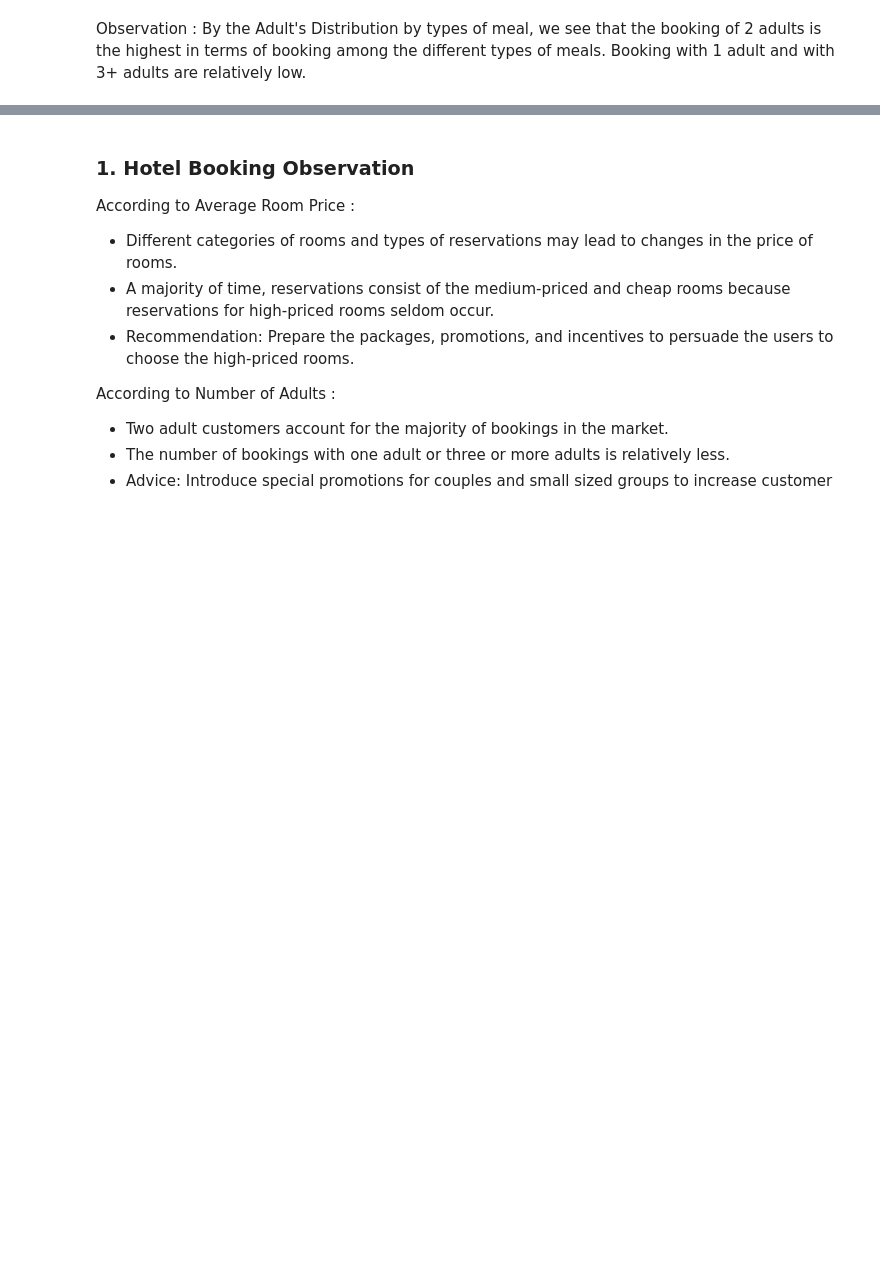
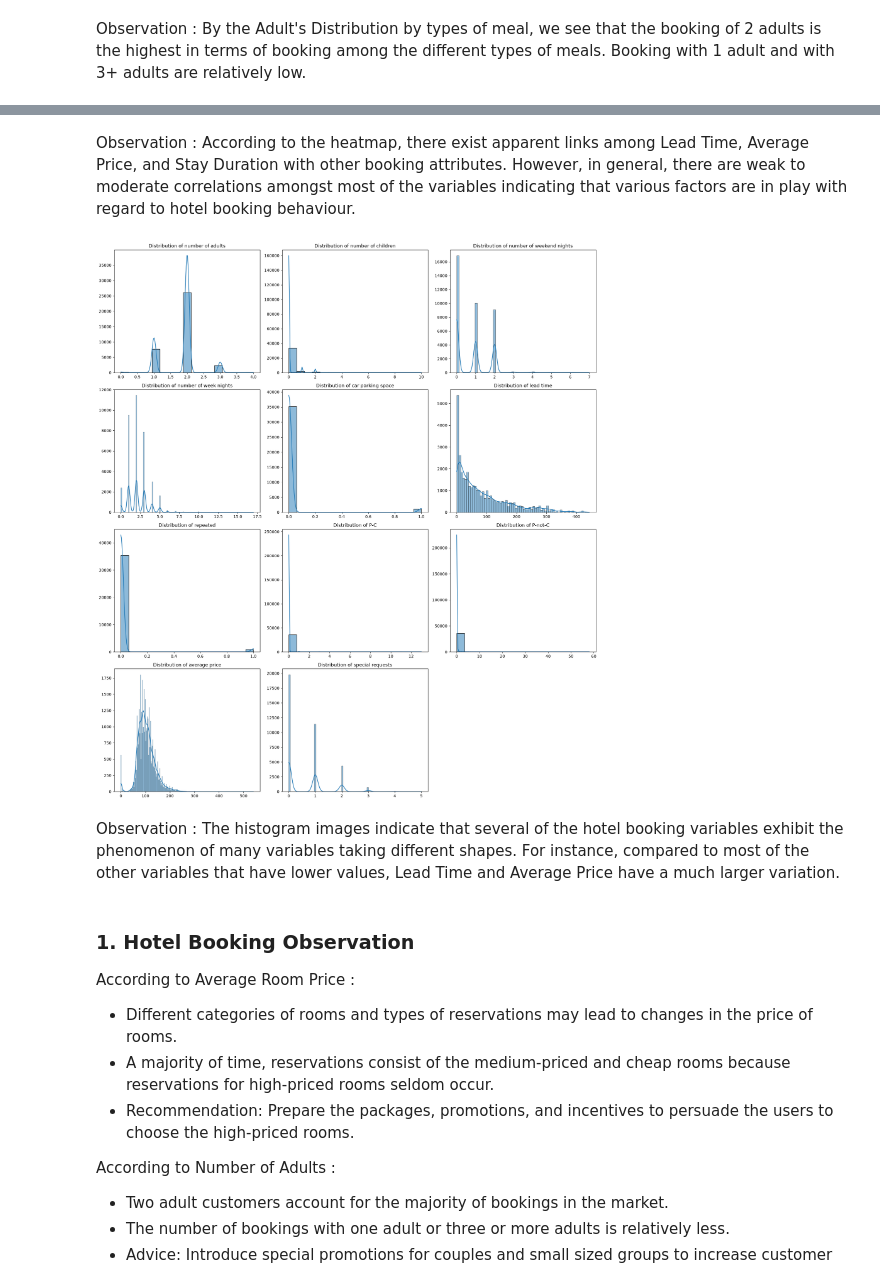
Before and after one commit to dharak07/Intro-to-AI-and-Machine-Learning, a Jupyter notebook: Jupyter/Project.ipynb, the cells around one changed output, grey strips where cells are left out. Drawn from its saved outputs; the diff is of its cells as text; code cells hidden in the pictures; blank space fills up the shorter version.

```diff
--- a/Jupyter/Project.ipynb
+++ b/Jupyter/Project.ipynb
@@ -409,3 +433,25 @@ Observation : By the Adult's Distribution by types of meal, we see that the book
+# %% [markdown]
+Observation : According to the heatmap, there exist apparent links among Lead Time, Average Price, and Stay Duration with other booking attributes. However, in general, there are weak to moderate correlations amongst most of the variables indicating that various factors are in play with regard to hotel booking behaviour.
+# %%
+fig,axes = plt.subplots(nrows=4,ncols=3,figsize=(18,20))
+axes = axes.flatten()
+for i, col in enumerate(numerica_cols):
+    if i < len(axes):
+        sns.histplot(df[col], ax=axes[i], kde=True)
+        axes[i].set_title(f'Distribution of {col}')
+        axes[i].set_xlabel('')
+        axes[i].set_ylabel('')
+    else:
+        break
+for j in range(i+1, len(axes)):
+    fig.delaxes(axes[j])
+
+plt.tight_layout()
+plt.show()
+# %% [output]
+[figure, added]
+# %% [markdown]
+Observation : The histogram images indicate that several of the hotel booking variables exhibit the phenomenon of many variables taking different shapes. For instance, compared to most of the other variables that have lower values, Lead Time and Average Price have a much larger variation.
 # %% [markdown]
 ### 1. Hotel Booking Observation
 
```
Also changed, not shown: parts of 8 cells of this notebook.
